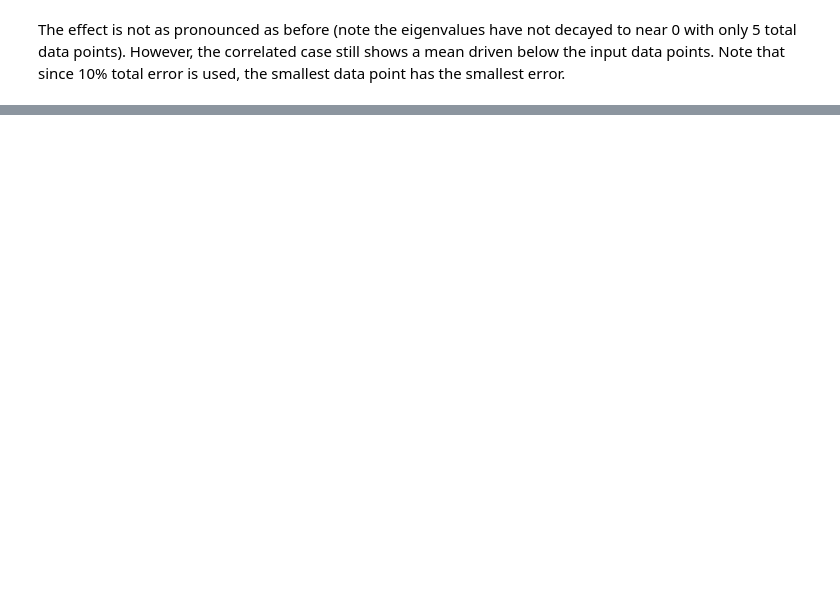
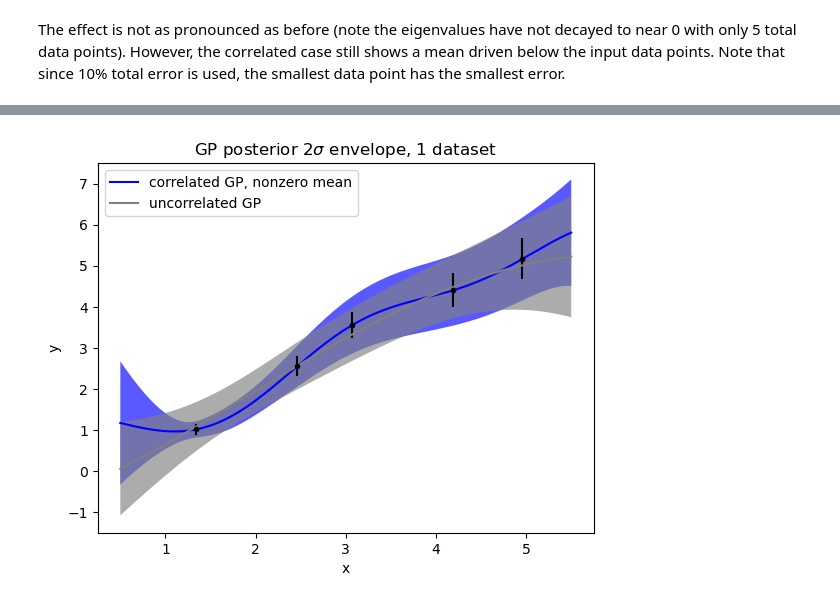
Before and after one commit to tim-launders/highly_correlated_gps, a Jupyter notebook: highly_correlated_gp.ipynb, the cells around one changed output, grey strips where cells are left out. Cells and saved outputs as stored; diff of their text form; code cells hidden in the pictures; blank space fills up the shorter version.

```diff
--- a/highly_correlated_gp.ipynb
+++ b/highly_correlated_gp.ipynb
@@ -173,0 +179,23 @@ plt.show()
+# %%
+def mean_func(target_x):
+    return correlated_gp.predict(np.array([[target_x]]).reshape(-1,1))
+
+nonzero_gp = GaussianProcessRegressor(kernel)
+nonzero_gp, nonzero_K11 = nonzero_gp.fit(x.reshape(-1,1), y, mean_func, total_errors, systematic_errors, dataset_sizes)
+
+nonzero_mean, nonzero_std = nonzero_gp.predict(x_test.reshape(-1,1), return_std=True)
+# %%
+plt.errorbar(x, y, percent_error*np.abs(x), fmt='.', color='black')
+
+plt.plot(x_test, nonzero_mean, color='blue', label='correlated GP, nonzero mean')
+plt.fill_between(x_test, nonzero_mean - 2*nonzero_std, nonzero_mean + 2*nonzero_std, color='blue', alpha=0.65, edgecolor='none')
+plt.plot(x_test, uncorrelated_mean, color='grey', label='uncorrelated GP')
+plt.fill_between(x_test, uncorrelated_mean - 2*uncorrelated_std, uncorrelated_mean + 2*uncorrelated_std, color='grey', alpha=0.65, edgecolor='none')
+plt.legend()
+plt.xlabel(r'x')
+plt.ylabel(r'y')
+plt.ylim(-1.5,7.5)
+plt.title(r'GP posterior 2$\sigma$ envelope, 1 dataset')
+plt.show()
+# %% [output]
+[figure, added]
```
Also changed, not shown: parts of 12 cells of this notebook, 1 other file.
